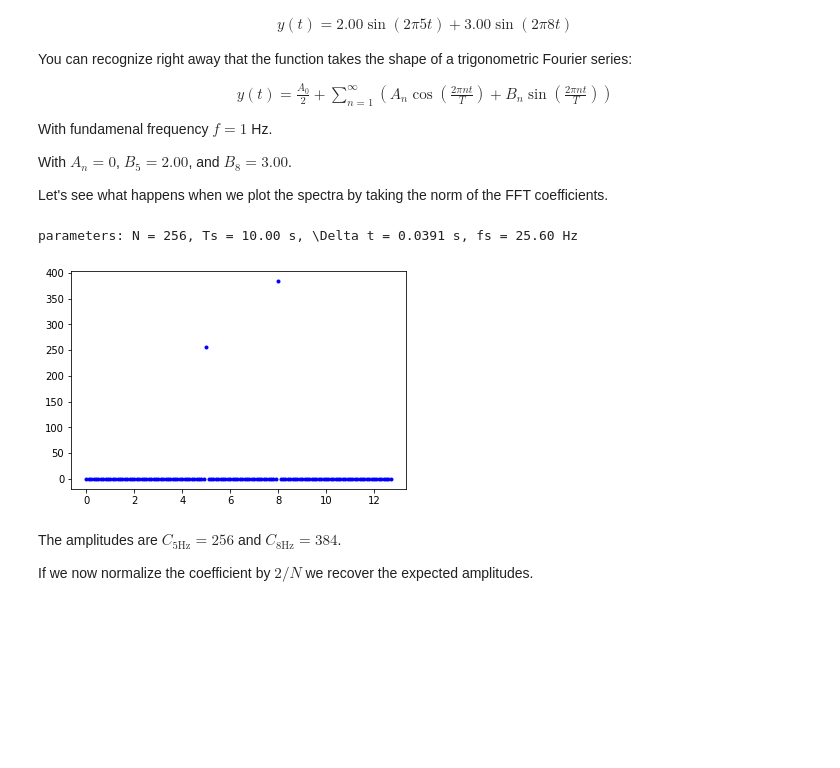
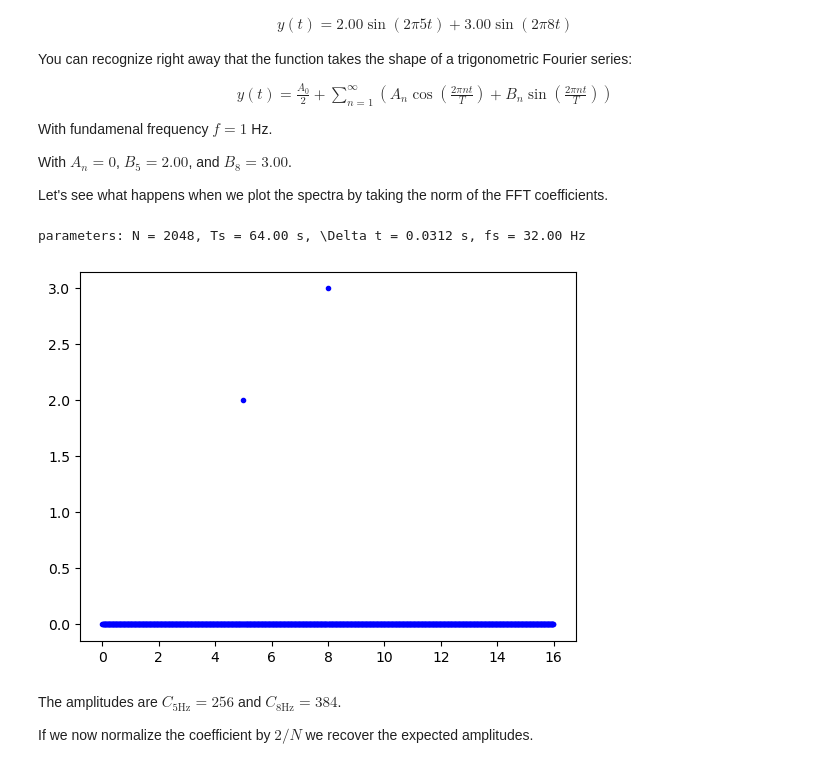
Before and after one commit to myamakaitis/GWU-MAE3120_2023, a Jupyter notebook: Lectures/03_FourierAnalysis.ipynb, the cells around one changed output. Saved outputs shown, nothing was run; the diff lists cells and outputs as text; code cells hidden in the pictures; blank space fills up the shorter version.

```diff
--- a/Lectures/03_FourierAnalysis.ipynb
+++ b/Lectures/03_FourierAnalysis.ipynb
@@ -410,25 +412,28 @@ With $A_n = 0$, $B_5 = 2.00$, and $B_8 = 3.00$.
 
 Let's see what happens when we plot the spectra by taking the norm of the FFT coefficients.
 # %%
-m =  8# exponent number of point
-N = 2**m # number of points
-Ts = 10 # sampling interval (s)
-timestep = Ts/N # time increment (s)
-fs = 1/timestep # sampling frequency (Hz)
-print('parameters: N = {:.0f}, Ts = {:.2f} s, \Delta t = {:.4f} s, fs = {:.2f} Hz'.format(N,Ts,timestep,fs))
-t = numpy.arange(0,Ts,timestep) # time vector
+f_s = 32 # Hz
+# T_s = 2/f # s
+N = 2048 # # points
+T_s = N/f_s # s
+
+timestep = T_s/N # time increment (s)
+#fs = 1/timestep # sampling frequency (Hz)
+print('parameters: N = {:.0f}, Ts = {:.2f} s, \Delta t = {:.4f} s, fs = {:.2f} Hz'.format(N,T_s,timestep,f_s))
+t = numpy.arange(0,T_s,timestep) # time vector
 y_t = 2*numpy.sin(2*numpy.pi*5*t)+3*numpy.sin(2*numpy.pi*8*t)
 sp = numpy.fft.fft(y_t) # compute FFT
 
 k = numpy.arange(int(N))
-frq = k/Ts # two sides frequency range
+frq = k/T_s # two sides frequency range
 frq = frq[range(int(N/2))] # one side frequency range
 sp1 = sp[range(int(N/2))]
 
-pyplot.plot(frq,abs(sp1),'b.'); # plotting the spectrum
+pyplot.plot(frq,abs(sp1)*2/N,'b.'); # plotting the spectrum
+# need to normalize y axis by *2/N
 # %% [output]
-parameters: N = 256, Ts = 10.00 s, \Delta t = 0.0391 s, fs = 25.60 Hz
+parameters: N = 2048, Ts = 64.00 s, \Delta t = 0.0312 s, fs = 32.00 Hz
-[figure, old version]
+[figure, new version]
 # %% [markdown]
 The amplitudes are $C_{5 \text{Hz}} = 256$ and $C_{8 \text{Hz}} = 384$.
 
```
Also changed, not shown: parts of 16 cells of this notebook.
